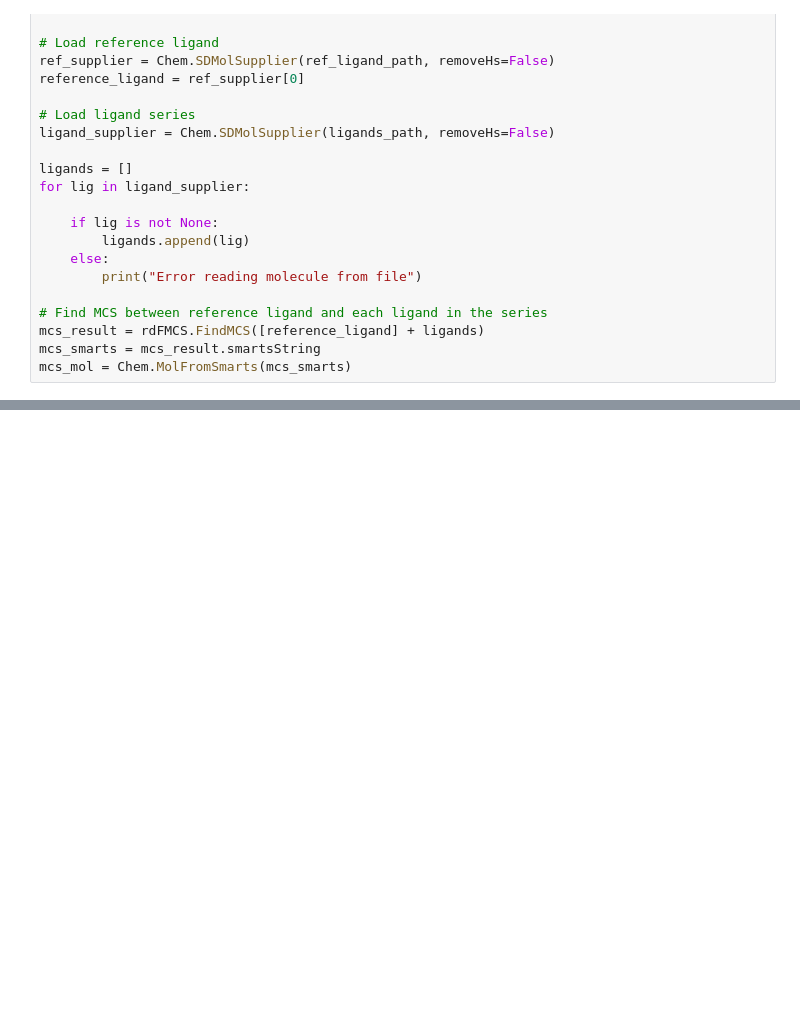
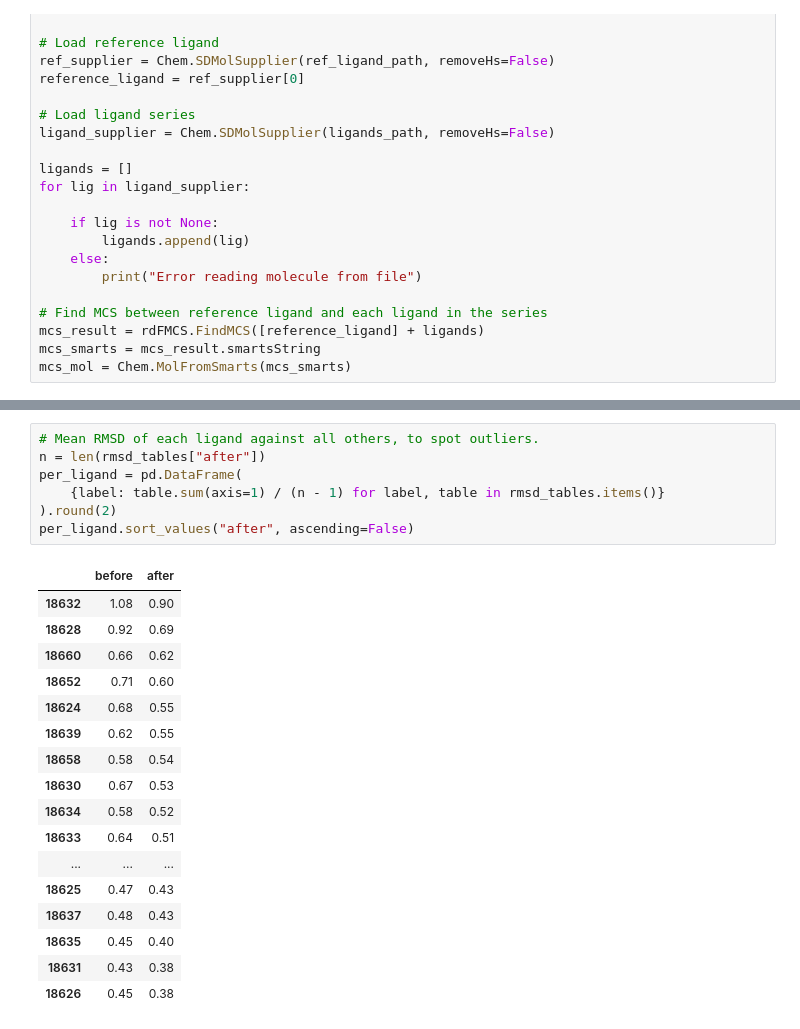
Before and after one commit to NBDsoftware/IndustryBenchmarks2024, a Jupyter notebook: industry_benchmarks/utils/notebooks/align_series.ipynb, the cells around one changed output, grey strips where cells are left out. Cells and saved outputs as stored; diff of their text form; blank space fills up the shorter version.

```diff
--- a/industry_benchmarks/utils/notebooks/align_series.ipynb
+++ b/industry_benchmarks/utils/notebooks/align_series.ipynb
@@ -72,0 +195,25 @@ Aligning ligand:  PI3K_compound31
+# %%
+# Mean RMSD of each ligand against all others, to spot outliers.
+n = len(rmsd_tables["after"])
+per_ligand = pd.DataFrame(
+    {label: table.sum(axis=1) / (n - 1) for label, table in rmsd_tables.items()}
+).round(2)
+per_ligand.sort_values("after", ascending=False)
+# %% [output]
+|  | before | after |
+| 18632 | 1.08 | 0.90 |
+| 18628 | 0.92 | 0.69 |
+| 18660 | 0.66 | 0.62 |
+| 18652 | 0.71 | 0.60 |
+| 18624 | 0.68 | 0.55 |
+| 18639 | 0.62 | 0.55 |
+| 18658 | 0.58 | 0.54 |
+| 18630 | 0.67 | 0.53 |
+| 18634 | 0.58 | 0.52 |
+| 18633 | 0.64 | 0.51 |
+| ... | ... | ... |
+| 18625 | 0.47 | 0.43 |
+| 18637 | 0.48 | 0.43 |
+| 18635 | 0.45 | 0.40 |
+| 18631 | 0.43 | 0.38 |
+| 18626 | 0.45 | 0.38 |
```
Also changed, not shown: parts of 6 cells of this notebook.
